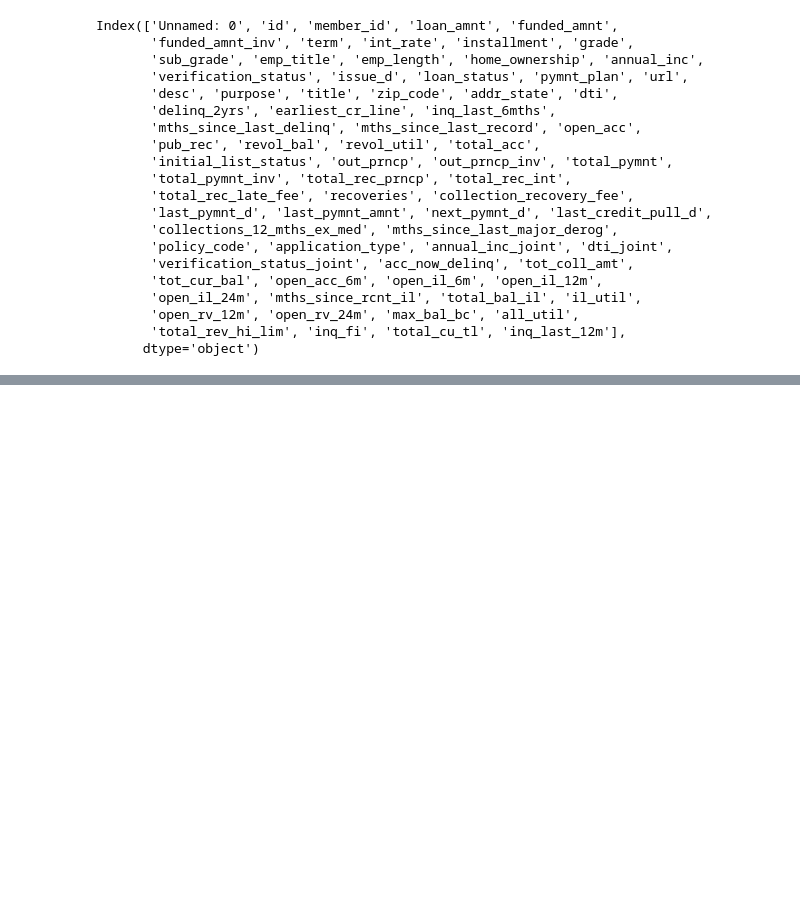
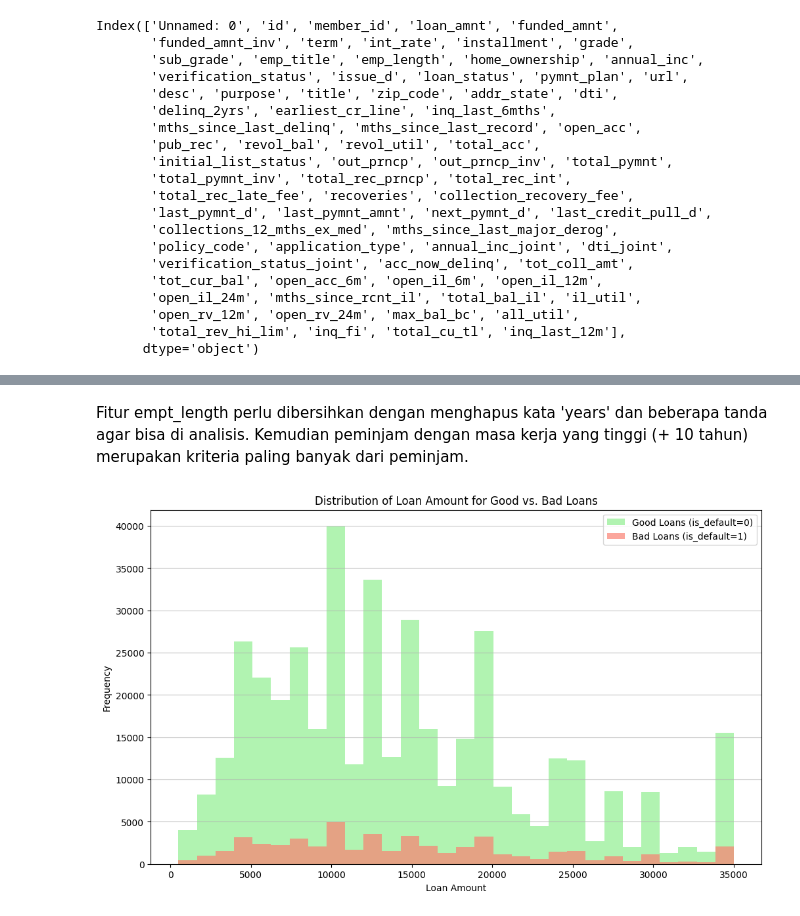
Before and after one commit to rfaoktvian/ChurnPrediction, a Jupyter notebook: notebooks/01_model_development.ipynb, the cells around one changed output, grey strips where cells are left out. Cells and saved outputs as stored; diff of their text form; code cells hidden in the pictures; blank space fills up the shorter version.

```diff
--- a/notebooks/01_model_development.ipynb
+++ b/notebooks/01_model_development.ipynb
@@ -115,0 +272,2 @@ Index(['Unnamed: 0', 'id', 'member_id', 'loan_amnt', 'funded_amnt',
+# %%
+df.drop('loan_status',axis=1,inplace=True)
@@ -115,0 +291,14 @@ Index(['Unnamed: 0', 'id', 'member_id', 'loan_amnt', 'funded_amnt',
+# %% [markdown]
+Fitur empt_length perlu dibersihkan dengan menghapus kata 'years' dan beberapa tanda agar bisa di analisis. Kemudian peminjam dengan masa kerja yang tinggi (+ 10 tahun) merupakan kriteria paling banyak dari peminjam.
+# %%
+plt.figure(figsize=(12, 7))
+plt.hist(df[df['is_default'] == 0]['loan_amnt'], bins=30, alpha=0.7, label='Good Loans (is_default=0)', color='lightgreen')
+plt.hist(df[df['is_default'] == 1]['loan_amnt'], bins=30, alpha=0.7, label='Bad Loans (is_default=1)', color='salmon')
+plt.title('Distribution of Loan Amount for Good vs. Bad Loans')
+plt.xlabel('Loan Amount')
+plt.ylabel('Frequency')
+plt.legend()
+plt.grid(axis='y', alpha=0.75)
+plt.show()
+# %% [output]
+[figure, added]
```
Also changed, not shown: parts of 23 cells of this notebook.
